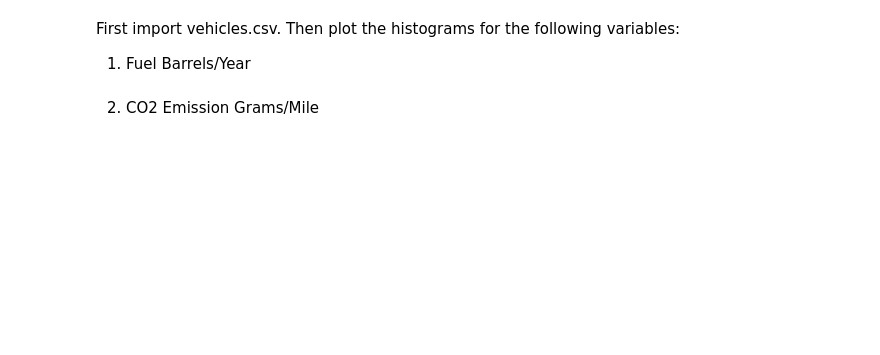
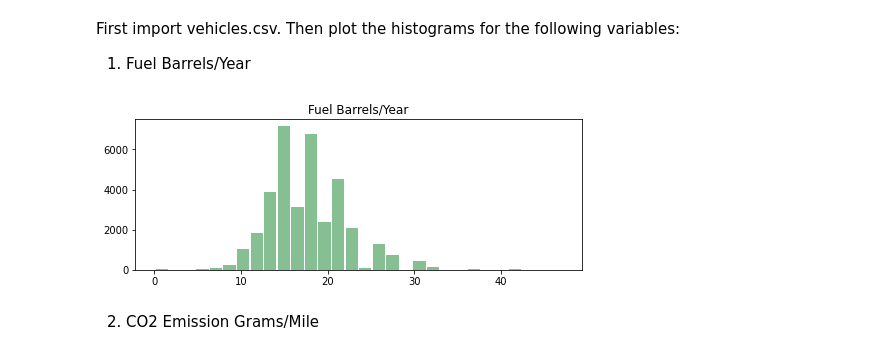
Before and after one commit to Ironhack-Data-Madrid-Mayo-2022/6.1-lab-continuous-probability-distributions, a Jupyter notebook: your-code/main.ipynb, the cells around one changed output. Saved outputs shown, nothing was run; the diff lists cells and outputs as text; code cells hidden in the pictures; blank space fills up the shorter version.

```diff
--- a/your-code/main.ipynb
+++ b/your-code/main.ipynb
@@ -105,2 +174,6 @@ Then plot the histograms for the following variables:
+# %%
+ax = vehicles.hist(column='Fuel Barrels/Year', bins=30, figsize=(8,10), layout=(3,1) , color='#86bf91' , grid =False, rwidth=0.9)
+# %% [output]
+[figure, added]
 # %% [markdown]
 2. CO2 Emission Grams/Mile
```
Also changed, not shown: parts of 25 cells of this notebook.
